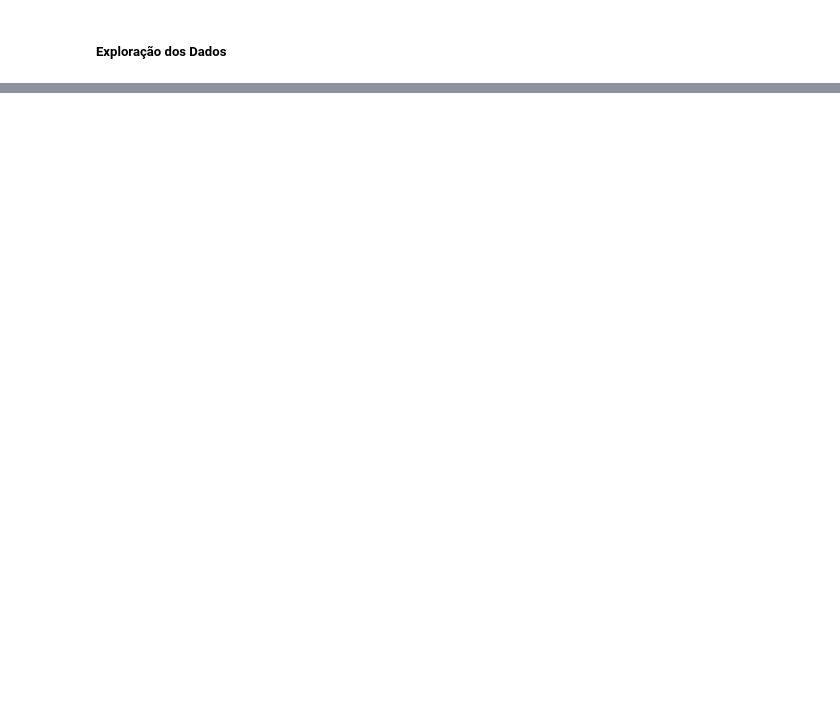
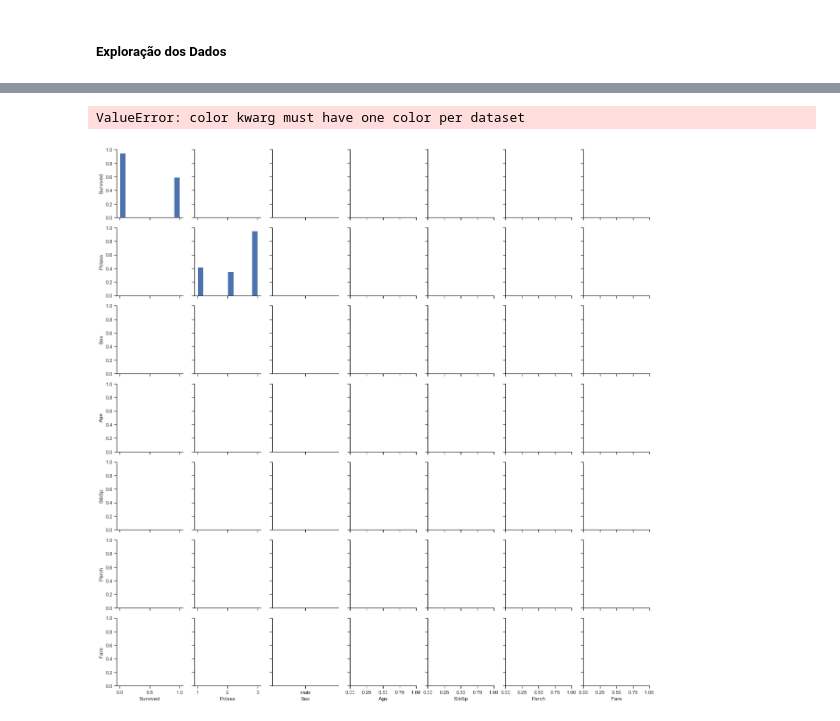
Before and after one commit to rgaliardi/Data-Science, a Jupyter notebook: MaratonaDSB/Titanic/Titanic.ipynb, the cells around one changed output, grey strips where cells are left out. Cells and saved outputs as stored; diff of their text form; code cells hidden in the pictures; blank space fills up the shorter version.

```diff
--- a/MaratonaDSB/Titanic/Titanic.ipynb
+++ b/MaratonaDSB/Titanic/Titanic.ipynb
@@ -51,0 +147,13 @@ scatter(dataset, 'Dept')
+# %%
+# Analisando as Distribuições das Variáveis
+
+sns.pairplot(dstrain, vars=['Survived', 'Pclass', 'Sex', 'Age', 'SibSp', 'Parch', 'Fare'])
+
+for name, group in dstrain.groupby(["Cabin", "Embarked"]):
+    plt.title(name)
+    plt.scatter(range(len(group)), group["Survived"])
+    plt.show()
+    break
+# %% [output]
+ValueError: color kwarg must have one color per dataset
+[figure, added]
```
Also changed, not shown: parts of 12 cells of this notebook.
